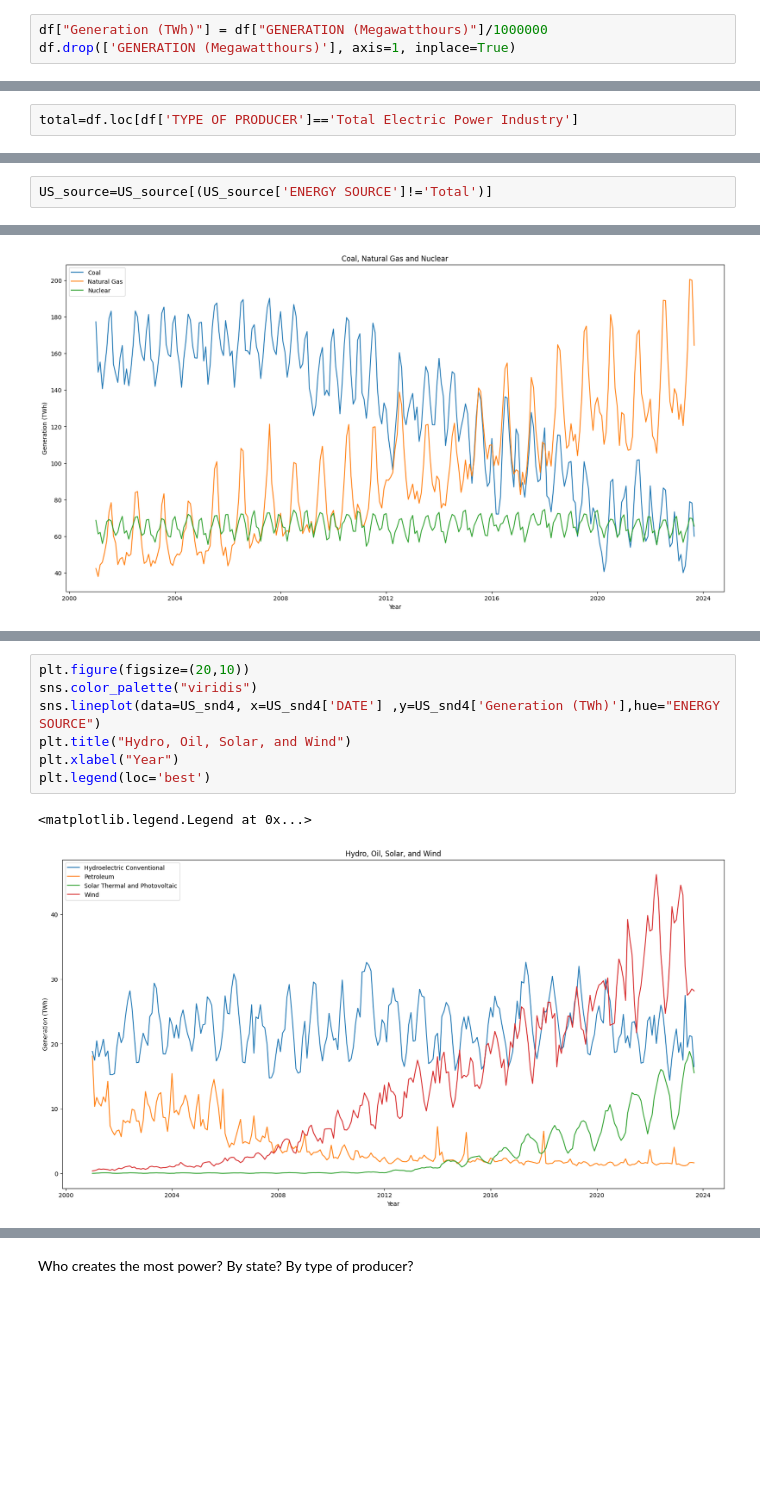
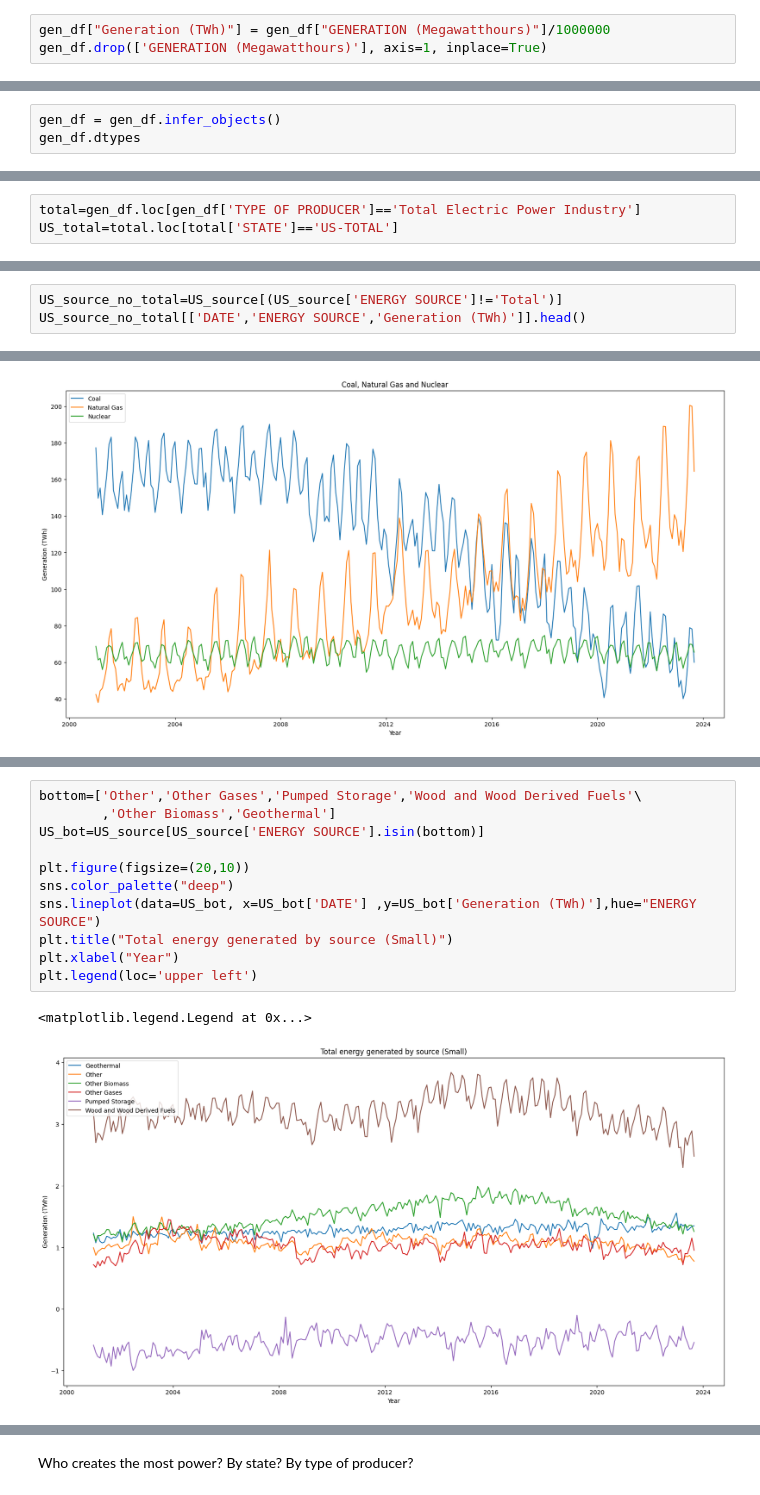
Before and after one commit to NickSordi/6505-Final-Project, a Jupyter notebook: EIA Analysis.ipynb, the cells around one changed output, grey strips where cells are left out. Saved outputs shown, nothing was run; the diff lists cells and outputs as text; blank space fills up the shorter version.

```diff
--- a/EIA Analysis.ipynb
+++ b/EIA Analysis.ipynb
@@ -162,5 +149,5 @@ Name: count, dtype: int64
 # %% [markdown]
 The unit Megawatt-hours (MWh) is very small when dealing with net generation so we will reduce it to make it more manageable. We are going to use a Terawatt-hour (TWh) which is equal to 1 million Megawatt-hours. For reference the average house hold uses 10,632 kilowatt-hours per year or .00001063 TWh.
 # %%
-df["Generation (TWh)"] = df["GENERATION (Megawatthours)"]/1000000
-df.drop(['GENERATION (Megawatthours)'], axis=1, inplace=True)
+gen_df["Generation (TWh)"] = gen_df["GENERATION (Megawatthours)"]/1000000
+gen_df.drop(['GENERATION (Megawatthours)'], axis=1, inplace=True)
@@ -175,0 +154,3 @@ dtype: object
+# %%
+gen_df = gen_df.infer_objects()
+gen_df.dtypes
@@ -196,2 +205,3 @@ Totals are already calculated in the df so we will just need to pull the right c
 # %%
-total=df.loc[df['TYPE OF PRODUCER']=='Total Electric Power Industry']
+total=gen_df.loc[gen_df['TYPE OF PRODUCER']=='Total Electric Power Industry']
+US_total=total.loc[total['STATE']=='US-TOTAL']
@@ -233,2 +247,3 @@ We need to get rid of the Total value in the ENERGY SOURCE  column so we dont do
 # %%
-US_source=US_source[(US_source['ENERGY SOURCE']!='Total')]
+US_source_no_total=US_source[(US_source['ENERGY SOURCE']!='Total')]
+US_source_no_total[['DATE','ENERGY SOURCE','Generation (TWh)']].head()
@@ -287,10 +304,14 @@ US_snd4=US_source[US_source['ENERGY SOURCE'].isin(snd_4)]
 # %%
+bottom=['Other','Other Gases','Pumped Storage','Wood and Wood Derived Fuels'\
+        ,'Other Biomass','Geothermal']
+US_bot=US_source[US_source['ENERGY SOURCE'].isin(bottom)]
+
 plt.figure(figsize=(20,10))
-sns.color_palette("viridis")
-sns.lineplot(data=US_snd4, x=US_snd4['DATE'] ,y=US_snd4['Generation (TWh)'],hue="ENERGY SOURCE")
-plt.title("Hydro, Oil, Solar, and Wind")
+sns.color_palette("deep")
+sns.lineplot(data=US_bot, x=US_bot['DATE'] ,y=US_bot['Generation (TWh)'],hue="ENERGY SOURCE")
+plt.title("Total energy generated by source (Small)")
 plt.xlabel("Year")
-plt.legend(loc='best')
+plt.legend(loc='upper left')
 # %% [output]
 <matplotlib.legend.Legend at 0x...>
-[figure, old version]
+[figure, new version]
```
Also changed, not shown: parts of 69 cells of this notebook, 1 other file.
